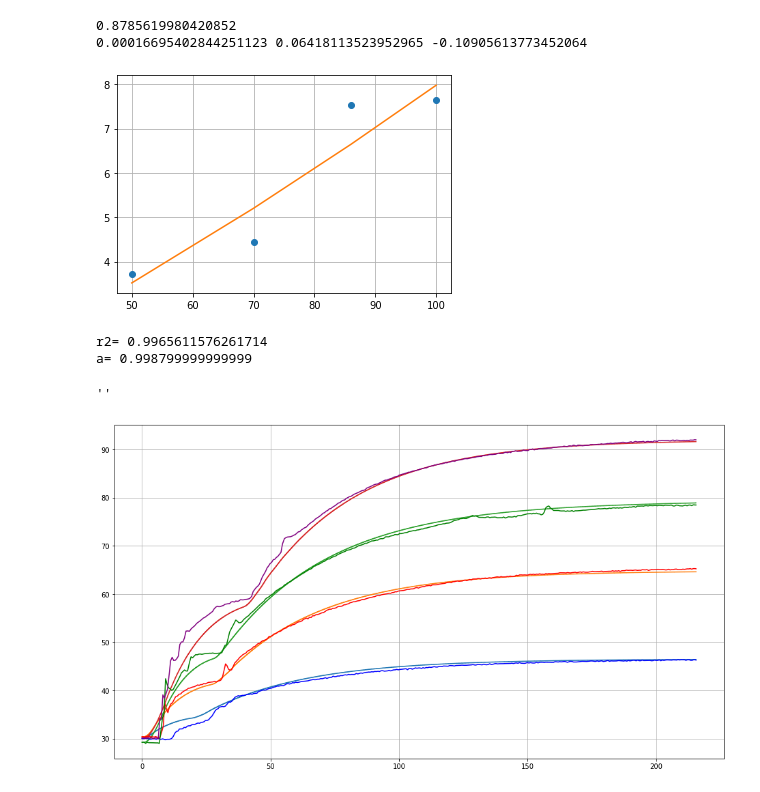
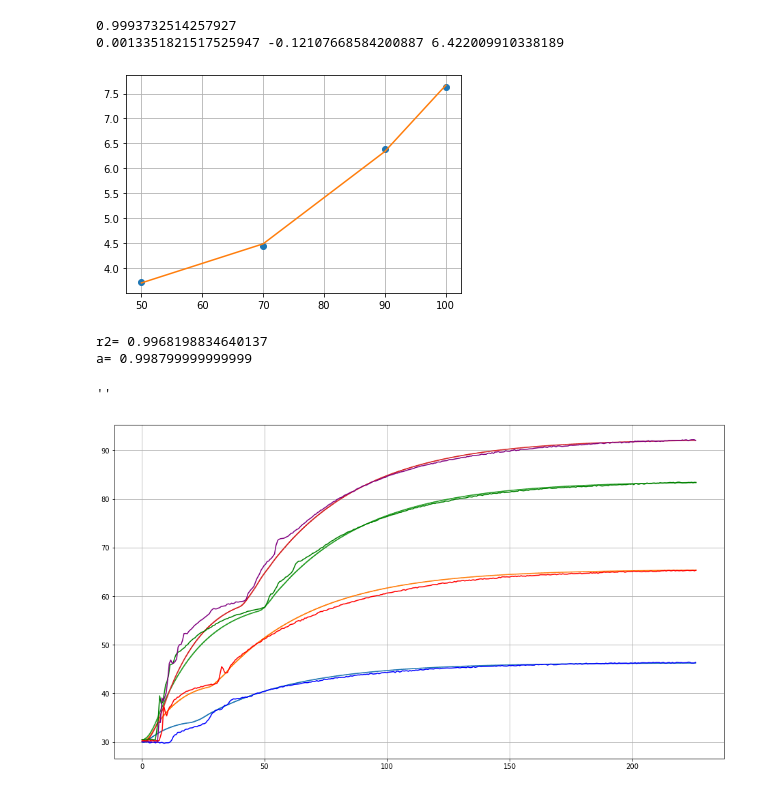
Before and after one commit to joshlwhitehead/work, a Jupyter notebook: analysis/heat/dataqstuff/kalman.ipynb, the cells around one changed output. Cells and saved outputs as stored; diff of their text form; code cells hidden in the pictures.

```diff
--- a/analysis/heat/dataqstuff/kalman.ipynb
+++ b/analysis/heat/dataqstuff/kalman.ipynb
@@ -13,38 +13,38 @@ def r2surf(zlist,zlistfit):
     zlist = np.array(zlist)
     zlistfit = np.array(zlistfit)
     st = sum((zlist-np.average(zlist))**2)
     sr = sum((zlist-zlistfit)**2)
     r2 = 1-sr/st
     return r2
 
 fif = dat.h50_insert
 sev = dat.h70_insert
 nin = dat.h90_insert
 one = dat.h100_insert
 
 
 
 a = 50 - np.average(fif[2][-50:])
 b = 70 - np.average(sev[2][-50:])
-c = 86 - np.average(nin[2][-50:])
+c = 90 - np.average(nin[2][-50:])
 d = 100 - np.average(one[2][-50:])
-xx = np.array([50,70,86,100])
+xx = np.array([50,70,90,100])
 yy = np.array([a,b,c,d])
 aa,bb,cc = np.polyfit(xx,yy,2)                              #offset coeffs
 plt.plot(xx,yy,'o')
 plt.plot(xx,aa*xx**2+bb*xx+cc)
 plt.grid()
 
 ;
 print(r2(yy,aa*xx**2+bb*xx+cc))
 print(aa,bb,cc)
 # print(fif[0][1])
 # T = 105
 # print(T-(aa*115**2+bb*115+cc))
 # %% [output]
-0.8785619980420852
-0.00016695402844251123 0.06418113523952965 -0.10905613773452064
+0.9993732514257927
+0.0013351821517525947 -0.12107668584200887 6.422009910338189
-[figure, old version]
+[figure, new version]
 # %%
 rr = {}
 # set = [50,70,90,100]
@@ -101,7 +101,7 @@ print('a=',trust)
 # trust = .99802
 # trust = .9957
 # %% [output]
-r2= 0.9965611576261714
+r2= 0.9968198834640137
 a= 0.998799999999999
 # %%
 plt.figure(figsize=(16,9))
@@ -123,4 +123,4 @@ plt.grid()
 ;
 # %% [output]
 ''
-[figure, old version]
+[figure, new version]
```
Also changed, not shown: 11 other files.
